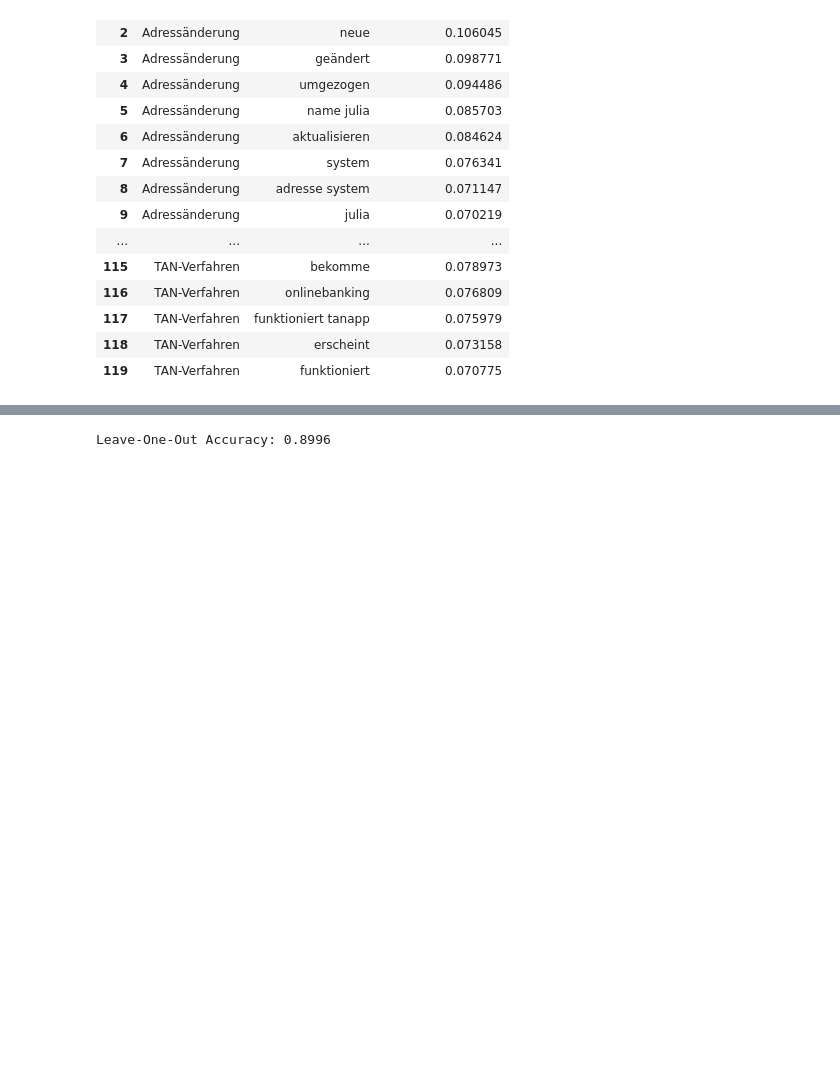
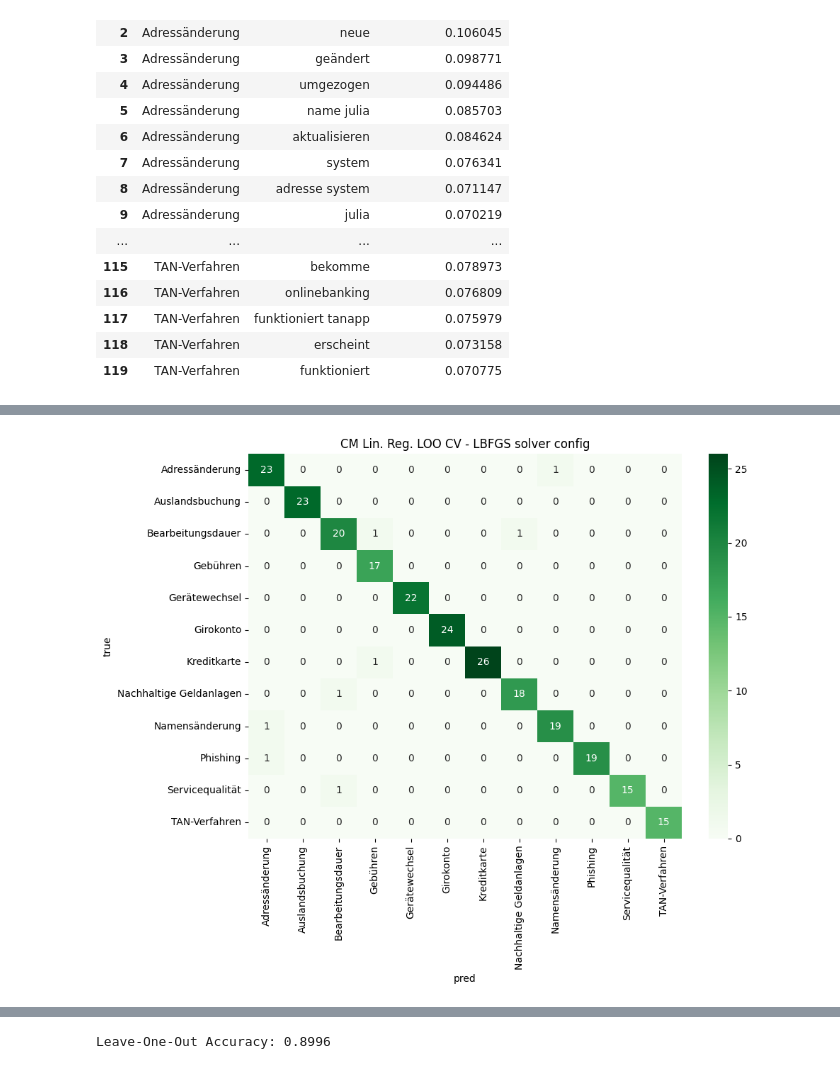
Before and after one commit to almilash/sparkasse_text_classification_challenge, a Jupyter notebook: model/Sparkasse_Challenge_AD-3.ipynb, the cells around one changed output, grey strips where cells are left out. Saved outputs shown, nothing was run; the diff lists cells and outputs as text; code cells hidden in the pictures; blank space fills up the shorter version.

```diff
--- a/model/Sparkasse_Challenge_AD-3.ipynb
+++ b/model/Sparkasse_Challenge_AD-3.ipynb
@@ -604,0 +600,20 @@ for class_idx, class_name in enumerate(classes):
+# %%
+from sklearn.metrics import confusion_matrix
+import seaborn as sns
+import matplotlib.pyplot as plt
+
+# Konfusionsmatrix berechnen
+labels = sorted(y.unique())  # Original-Labels in fester Reihenfolge
+cm = confusion_matrix(y, y_pred_loo, labels=labels)
+
+# Als Heatmap darstellen
+plt.figure(figsize=(10, 8))
+sns.heatmap(cm, annot=True, cmap='Greens',
+            xticklabels=labels, yticklabels=labels)
+plt.xlabel("pred")
+plt.ylabel("true")
+plt.title("CM Lin. Reg. LOO CV - LBFGS solver config")
+plt.tight_layout()
+plt.show()
+# %% [output]
+[figure, added]
```
Also changed, not shown: parts of 8 cells of this notebook.
